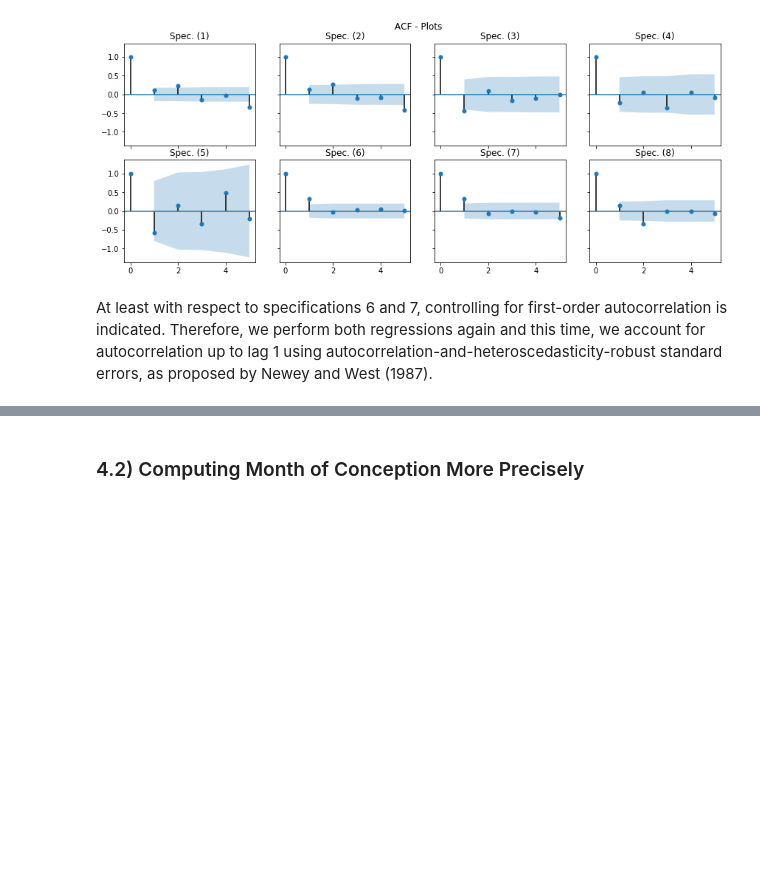
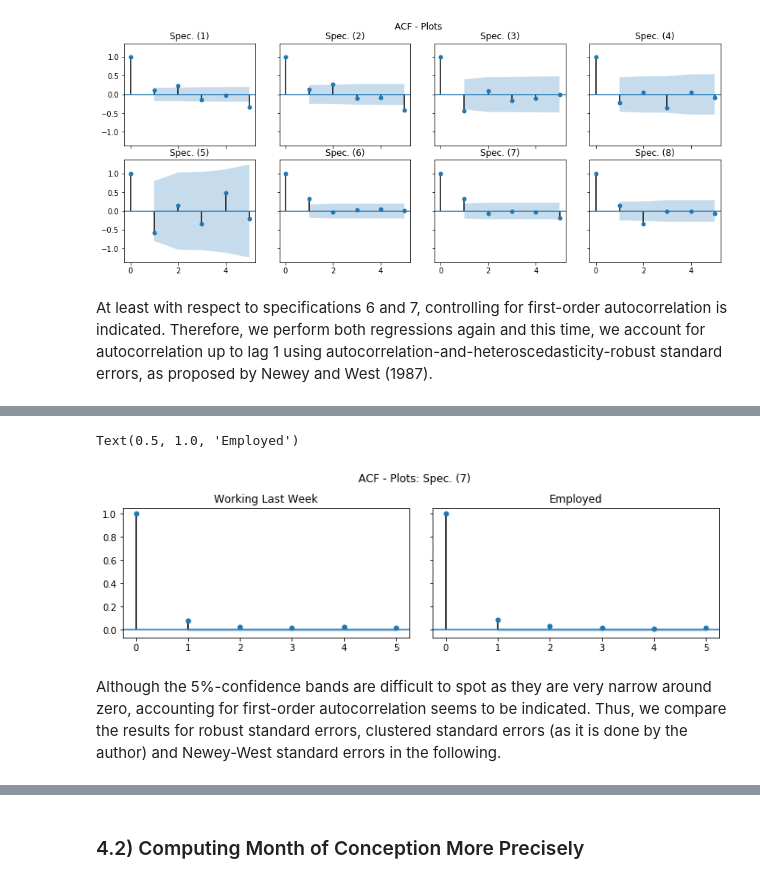
Before and after one commit to marclipfert/student-project-antonia-marc, a Jupyter notebook: student_project_Antonia_Marc.ipynb, the cells around one changed output, grey strips where cells are left out. Drawn from its saved outputs; the diff is of its cells as text; code cells hidden in the pictures; blank space fills up the shorter version.

Commit message:
autocorrelation and polynomial final

```diff
--- a/student_project_Antonia_Marc.ipynb
+++ b/student_project_Antonia_Marc.ipynb
@@ -662,3 +662,9 @@ reg_spec7_childcare = []
 for dep_var in dep_vars_childcare:
     formula = dep_var + "~ post + month + month2 + post_month + post_month2 + nomom + agemom + age2 + age3 + sec1mom + sec2mom + unimom + immig + sib  + mes_enc_2 + mes_enc_3 + mes_enc_4 + mes_enc_5 + mes_enc_6  + mes_enc_7 + mes_enc_8 + mes_enc_9 + mes_enc_10 + mes_enc_11 +  mes_enc_12 + n_month_2 + n_month_3 + n_month_4 + n_month_5 + n_month_6 + n_month_7 + n_month_8 + n_month_9 + n_month_10 + n_month_11 + n_month_12"
     reg_spec7_childcare.append(smf.ols(formula=formula, data = spec7).fit(cov_type='HC1'))
+
+# regression with a global polynomial:
+reg_spec7_childcare_global = []
+for dep_var in dep_vars_childcare:
+    formula = dep_var + "~ post + month + month2 + nomom + agemom + age2 + age3 + sec1mom + sec2mom + unimom + immig + sib  + mes_enc_2 + mes_enc_3 + mes_enc_4 + mes_enc_5 + mes_enc_6  + mes_enc_7 + mes_enc_8 + mes_enc_9 + mes_enc_10 + mes_enc_11 +  mes_enc_12 + n_month_2 + n_month_3 + n_month_4 + n_month_5 + n_month_6 + n_month_7 + n_month_8 + n_month_9 + n_month_10 + n_month_11 + n_month_12"
+    reg_spec7_childcare_global.append(smf.ols(formula=formula, data = spec7).fit(cov_type='HC1'))
@@ -839,0 +902,14 @@ in bold font. Standard errors are reported below.
+# %%
+fig, axes = plt.subplots(ncols=2, nrows=1, sharex=True, sharey=True, figsize=(10,3))
+plt.tight_layout()
+fig.suptitle('ACF - Plots: Spec. (7)')
+plt.subplots_adjust(top=0.8)
+smt.graphics.plot_acf(reg_spec7_LS[0].resid,lags=5,alpha=0.05, ax=axes[0])
+axes[0].set_title('Working Last Week')
+smt.graphics.plot_acf(reg_spec7_LS[1].resid,lags=5,alpha=0.05, ax=axes[1])
+axes[1].set_title('Employed')
+# %% [output]
+Text(0.5, 1.0, 'Employed')
+[figure, added]
+# %% [markdown]
+Although the 5%-confidence bands are difficult to spot as they are very narrow around zero, accounting for first-order autocorrelation seems to be indicated. Thus, we compare the results for robust standard errors, clustered standard errors (as it is done by the author) and Newey-West standard errors in the following.
```
Also changed, not shown: parts of 19 cells of this notebook, 8 other files.
